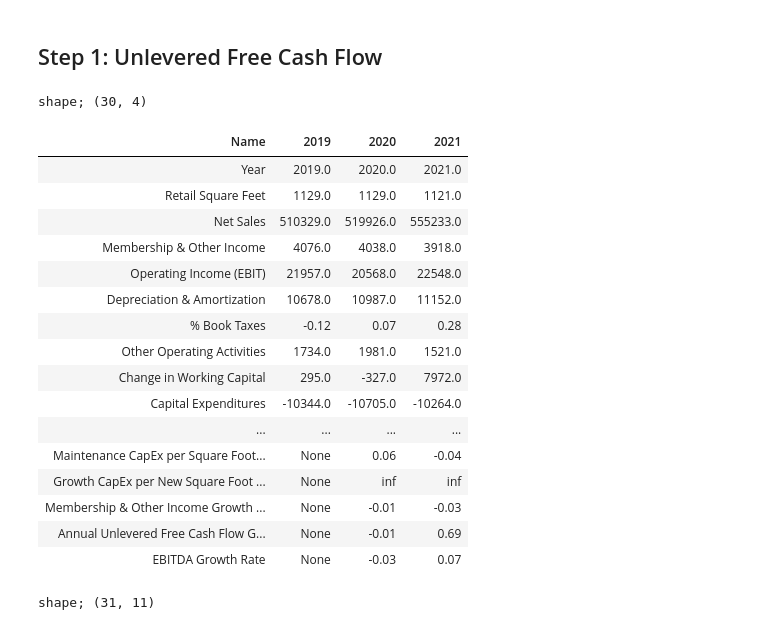
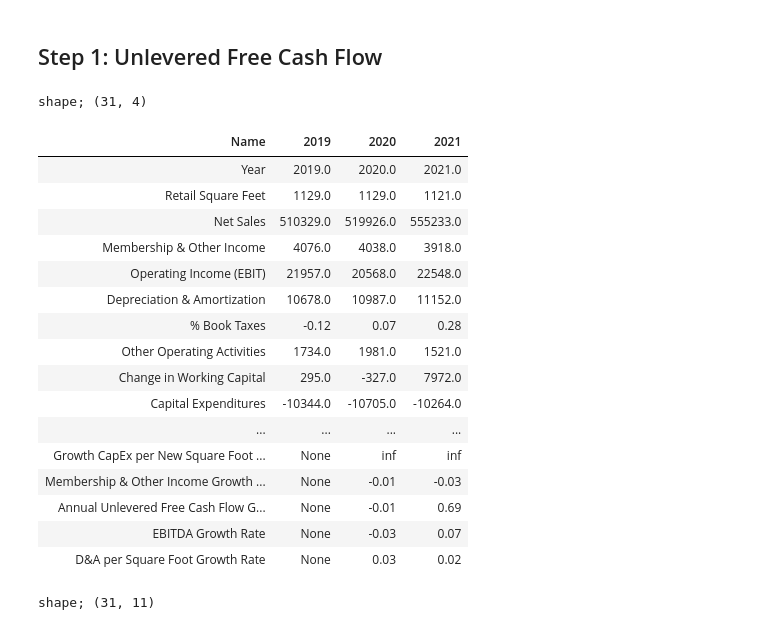
Before and after one commit to yjhan96/excelify, a Jupyter notebook: experiments/dcf.ipynb, the cells around one changed output. Drawn from its saved outputs; the diff is of its cells as text; code cells hidden in the pictures.

```diff
--- a/experiments/dcf.ipynb
+++ b/experiments/dcf.ipynb
@@ -117,6 +117,7 @@ columns_with_growth_rate = [
     "Membership & Other Income",
     "Annual Unlevered Free Cash Flow",
     "EBITDA",
+    "D&A per Square Foot",
 ]
 
 historical_ufcf_df = historical_ufcf_df.with_columns(
@@ -141,39 +142,39 @@ historical_ufcf_df = historical_ufcf_df.with_columns(
 historical_ufcf_df["Maintenance CapEx per Square Foot"][0] = -historical_ufcf_df[
     "Capital Expenditures"
 ][0] / el.Constant(1158)
 
 # TODO: Find a way to show these in a percentage sigfig.
 historical_ufcf_df = historical_ufcf_df.with_columns(
     *[
         growth_rate(el.col(c)).alias(f"{c} Growth Rate")
         for c in columns_with_growth_rate
     ]
 )
 
 historical_ufcf_df.evaluate().transpose(
     include_header=True,
     header_name="Name",
     column_names=years,
 )
 # %% [output]
-shape; (30, 4)
+shape; (31, 4)
 | Name | 2019 | 2020 | 2021 |
 | Year | 2019.0 | 2020.0 | 2021.0 |
 | Retail Square Feet | 1129.0 | 1129.0 | 1121.0 |
 | Net Sales | 510329.0 | 519926.0 | 555233.0 |
 | Membership & Other Income | 4076.0 | 4038.0 | 3918.0 |
 | Operating Income (EBIT) | 21957.0 | 20568.0 | 22548.0 |
 | Depreciation & Amortization | 10678.0 | 10987.0 | 11152.0 |
 | % Book Taxes | -0.12 | 0.07 | 0.28 |
 | Other Operating Activities | 1734.0 | 1981.0 | 1521.0 |
 | Change in Working Capital | 295.0 | -327.0 | 7972.0 |
 | Capital Expenditures | -10344.0 | -10705.0 | -10264.0 |
 | ... | ... | ... | ... |
-| Maintenance CapEx per Square Foot... | None | 0.06 | -0.04 |
 | Growth CapEx per New Square Foot ... | None | inf | inf |
 | Membership & Other Income Growth ... | None | -0.01 | -0.03 |
 | Annual Unlevered Free Cash Flow G... | None | -0.01 | 0.69 |
 | EBITDA Growth Rate | None | -0.03 | 0.07 |
+| D&A per Square Foot Growth Rate | None | 0.03 | 0.02 |
 # %%
 projected_ufcf_df = el.ExcelFrame.empty(columns=historical_ufcf_df.columns, width=10)
 
```
Also changed, not shown: parts of 1 cell of this notebook, 2 other files.
